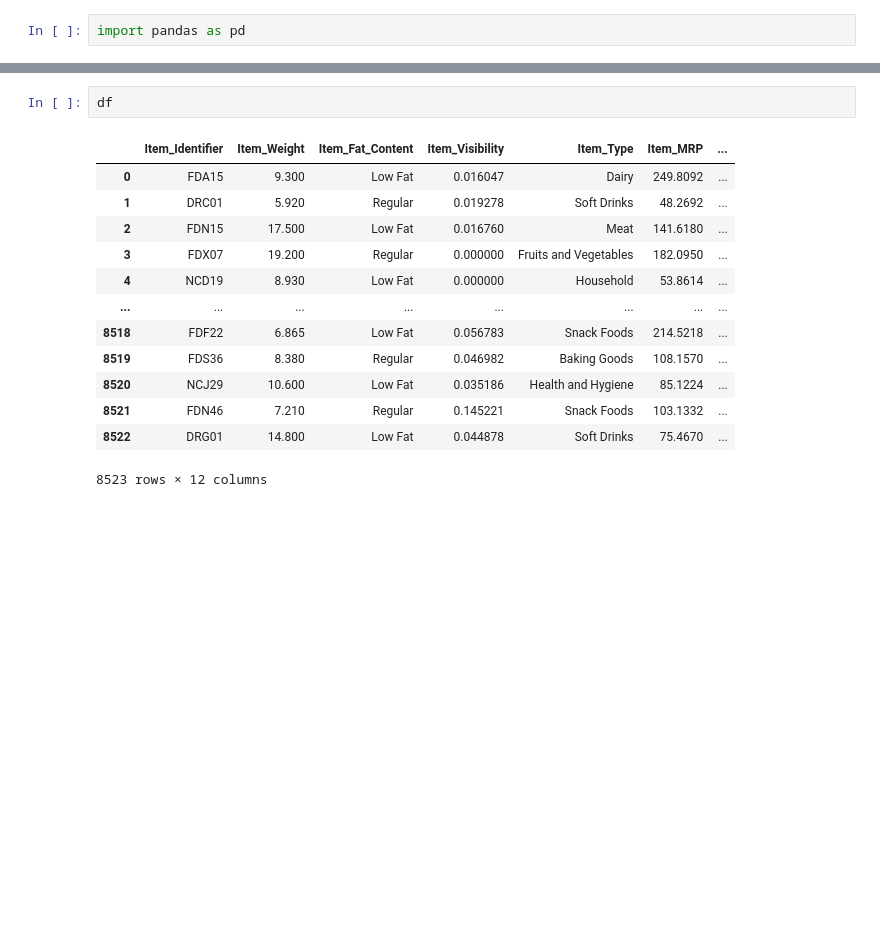
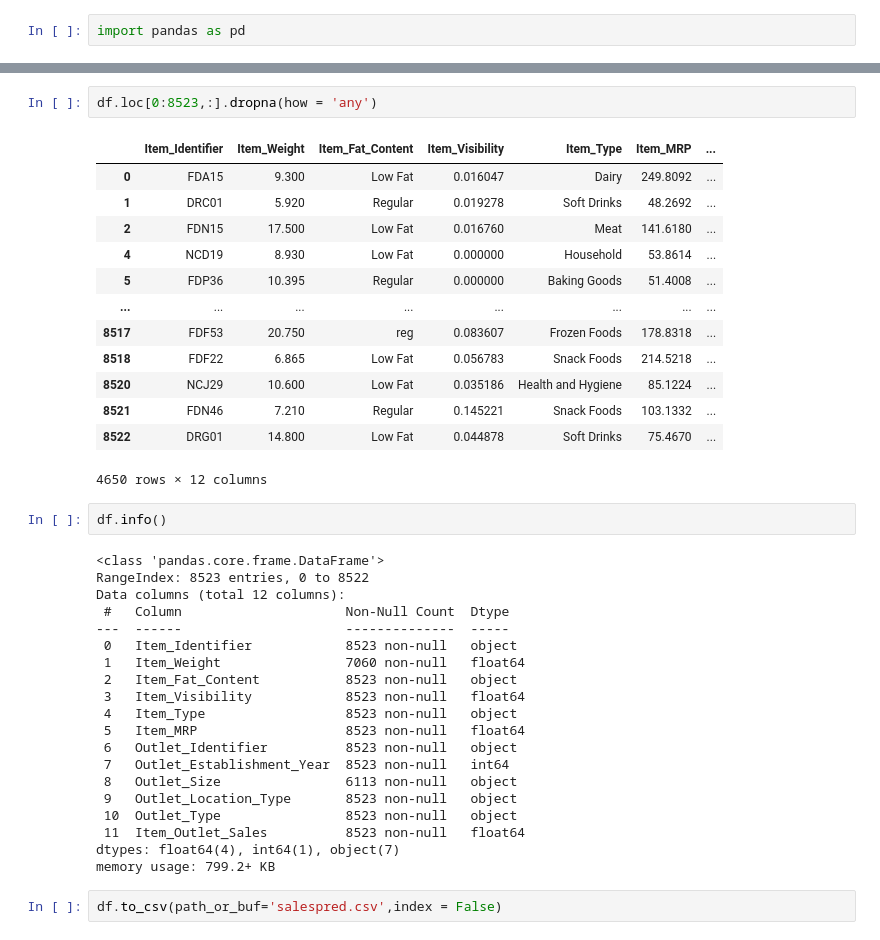
Before and after one commit to dvaca112/sales_predictions, a Jupyter notebook: Cleaning_Data.ipynb, the cells around one changed output, grey strips where cells are left out. Saved outputs shown, nothing was run; the diff lists cells and outputs as text; blank space fills up the shorter version.

```diff
--- a/Cleaning_Data.ipynb
+++ b/Cleaning_Data.ipynb
@@ -10,16 +27,40 @@ df = pd.read_csv('/content/drive/MyDrive/PTDataScience/PandasForDataManipulation
+# %%
+df.loc[0:8523,:].dropna(how = 'any')
+# %% [output]
+|  | Item_Identifier | Item_Weight | Item_Fat_Content | Item_Visibility | Item_Type | Item_MRP | ... |
+| 0 | FDA15 | 9.300 | Low Fat | 0.016047 | Dairy | 249.8092 | ... |
+| 1 | DRC01 | 5.920 | Regular | 0.019278 | Soft Drinks | 48.2692 | ... |
+| 2 | FDN15 | 17.500 | Low Fat | 0.016760 | Meat | 141.6180 | ... |
+| 4 | NCD19 | 8.930 | Low Fat | 0.000000 | Household | 53.8614 | ... |
+| 5 | FDP36 | 10.395 | Regular | 0.000000 | Baking Goods | 51.4008 | ... |
+| ... | ... | ... | ... | ... | ... | ... | ... |
+| 8517 | FDF53 | 20.750 | reg | 0.083607 | Frozen Foods | 178.8318 | ... |
+| 8518 | FDF22 | 6.865 | Low Fat | 0.056783 | Snack Foods | 214.5218 | ... |
+| 8520 | NCJ29 | 10.600 | Low Fat | 0.035186 | Health and Hygiene | 85.1224 | ... |
+| 8521 | FDN46 | 7.210 | Regular | 0.145221 | Snack Foods | 103.1332 | ... |
+| 8522 | DRG01 | 14.800 | Low Fat | 0.044878 | Soft Drinks | 75.4670 | ... |
+4650 rows × 12 columns
 # %%
-df
+df.info()
 # %% [output]
-|  | Item_Identifier | Item_Weight | Item_Fat_Content | Item_Visibility | Item_Type | Item_MRP | ... |
-| 0 | FDA15 | 9.300 | Low Fat | 0.016047 | Dairy | 249.8092 | ... |
-| 1 | DRC01 | 5.920 | Regular | 0.019278 | Soft Drinks | 48.2692 | ... |
-| 2 | FDN15 | 17.500 | Low Fat | 0.016760 | Meat | 141.6180 | ... |
-| 3 | FDX07 | 19.200 | Regular | 0.000000 | Fruits and Vegetables | 182.0950 | ... |
-| 4 | NCD19 | 8.930 | Low Fat | 0.000000 | Household | 53.8614 | ... |
-| ... | ... | ... | ... | ... | ... | ... | ... |
-| 8518 | FDF22 | 6.865 | Low Fat | 0.056783 | Snack Foods | 214.5218 | ... |
-| 8519 | FDS36 | 8.380 | Regular | 0.046982 | Baking Goods | 108.1570 | ... |
-| 8520 | NCJ29 | 10.600 | Low Fat | 0.035186 | Health and Hygiene | 85.1224 | ... |
-| 8521 | FDN46 | 7.210 | Regular | 0.145221 | Snack Foods | 103.1332 | ... |
-| 8522 | DRG01 | 14.800 | Low Fat | 0.044878 | Soft Drinks | 75.4670 | ... |
-8523 rows × 12 columns
+<class 'pandas.core.frame.DataFrame'>
+RangeIndex: 8523 entries, 0 to 8522
+Data columns (total 12 columns):
+ #   Column                     Non-Null Count  Dtype
+---  ------                     --------------  -----
+ 0   Item_Identifier            8523 non-null   object
+ 1   Item_Weight                7060 non-null   float64
+ 2   Item_Fat_Content           8523 non-null   object
+ 3   Item_Visibility            8523 non-null   float64
+ 4   Item_Type                  8523 non-null   object
+ 5   Item_MRP                   8523 non-null   float64
+ 6   Outlet_Identifier          8523 non-null   object
+ 7   Outlet_Establishment_Year  8523 non-null   int64
+ 8   Outlet_Size                6113 non-null   object
+ 9   Outlet_Location_Type       8523 non-null   object
+ 10  Outlet_Type                8523 non-null   object
+ 11  Item_Outlet_Sales          8523 non-null   float64
+dtypes: float64(4), int64(1), object(7)
+memory usage: 799.2+ KB
+# %%
+df.to_csv(path_or_buf='salespred.csv',index = False)
```
Also changed, not shown: parts of 21 cells of this notebook.
